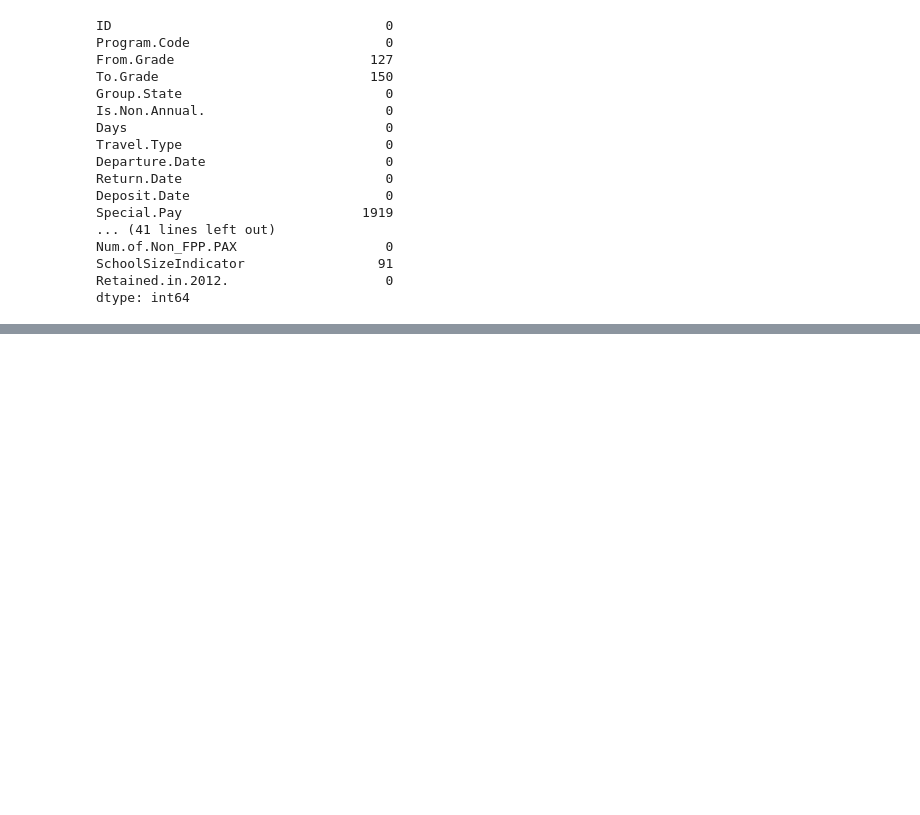
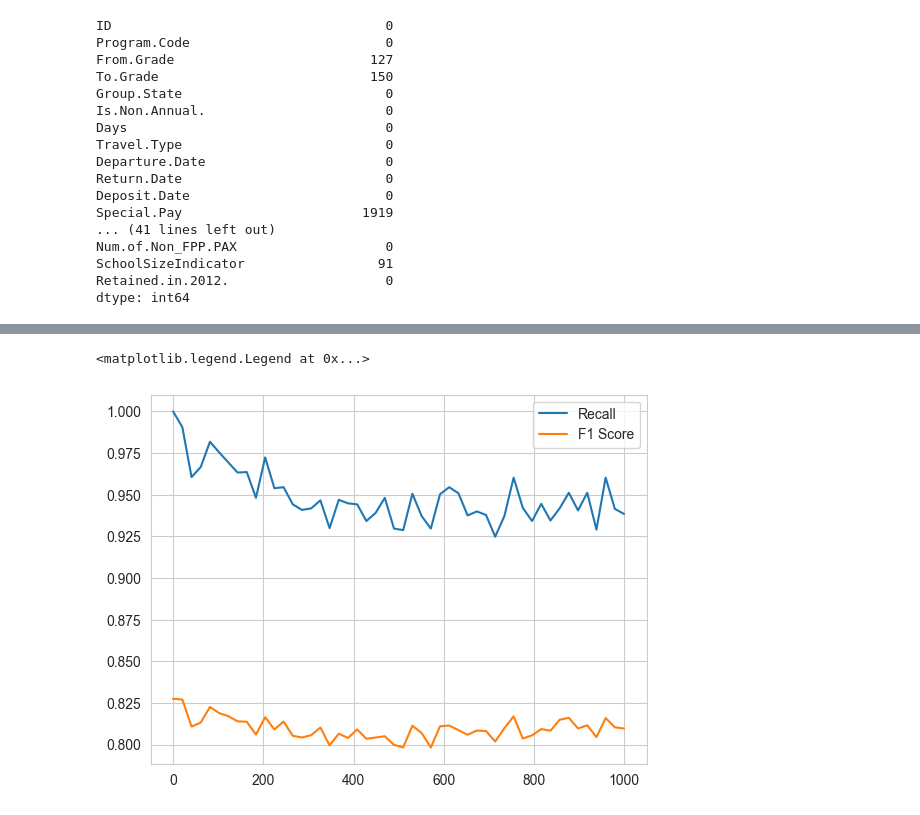
Before and after one commit to it-ces/Analytics-puj, a Jupyter notebook: Work1_analytics2.ipynb, the cells around one changed output, grey strips where cells are left out. Saved outputs shown, nothing was run; the diff lists cells and outputs as text; code cells hidden in the pictures; blank space fills up the shorter version.

```diff
--- a/Work1_analytics2.ipynb
+++ b/Work1_analytics2.ipynb
@@ -111,0 +162,21 @@ weighted avg       0.52      0.72      0.60        39
+# %%
+from sklearn.svm import SVC
+
+scores = {}
+for c in np.linspace(0.00001, 1000, 50):
+    classifier =  SVC(C=c)
+    scores[c] = Models.mean_scores_kfold(classifier,X_train,y_train)
+x_axis, accuracy_, recalls, f1s = [], [],[],[]
+for i in scores:
+  x_axis.append(i)
+  accuracy_.append(scores[i][0])
+  recalls.append(scores[i][1])
+  f1s.append(scores[i][2])
+#plt.plot(x_axis, accuracy_, label='Accuracy')  # Add label for legend
+plt.plot(x_axis, recalls, label='Recall')  # Add label for legend
+plt.plot(x_axis, f1s, label='F1 Score')  # Add label for legend
+# Adding legends
+plt.legend()
+# %% [output]
+<matplotlib.legend.Legend at 0x...>
+[figure, added]
```
Also changed, not shown: parts of 12 cells of this notebook, 12 other files.
